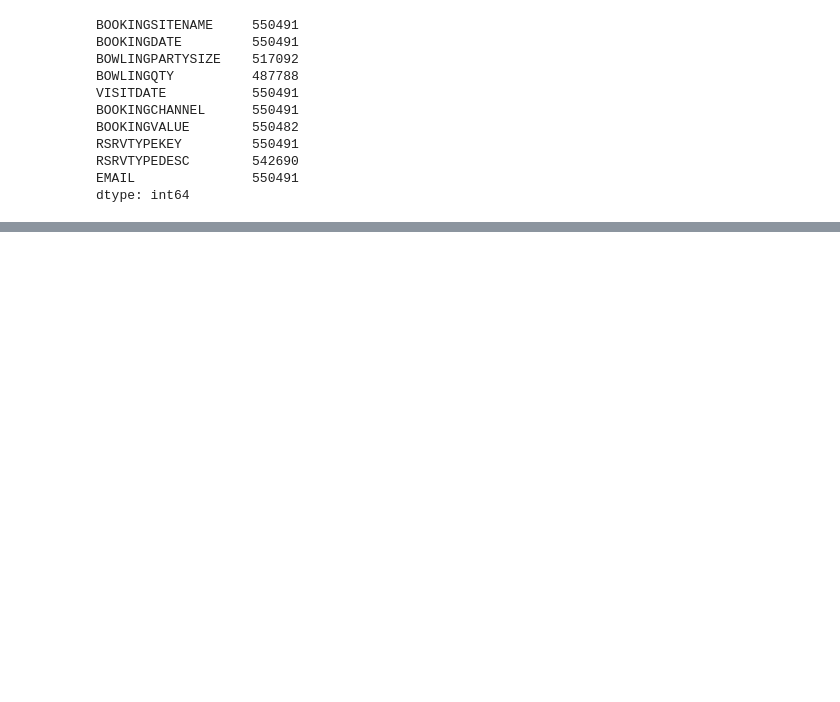
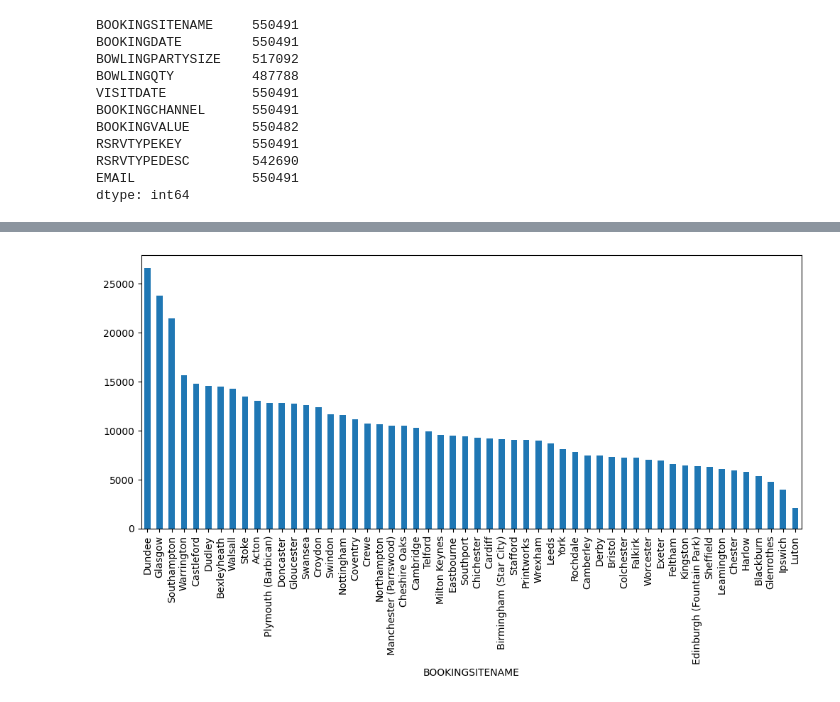
Before and after one commit to KoraySali/client-analysis-task, a Jupyter notebook: Client Analysis.ipynb, the cells around one changed output, grey strips where cells are left out. Cells and saved outputs as stored; diff of their text form; code cells hidden in the pictures; blank space fills up the shorter version.

```diff
--- a/Client Analysis.ipynb
+++ b/Client Analysis.ipynb
@@ -62,0 +93,6 @@ dataset['BOOKINGDATE'].dt.day_name().value_counts().plot(kind = "bar");pass
+# %%
+figsize=(12, 5)
+
+dataset['BOOKINGSITENAME'].value_counts().plot(kind = "bar", figsize=figsize);pass
+# %% [output]
+[figure, added]
```
Also changed, not shown: parts of 22 cells of this notebook.
